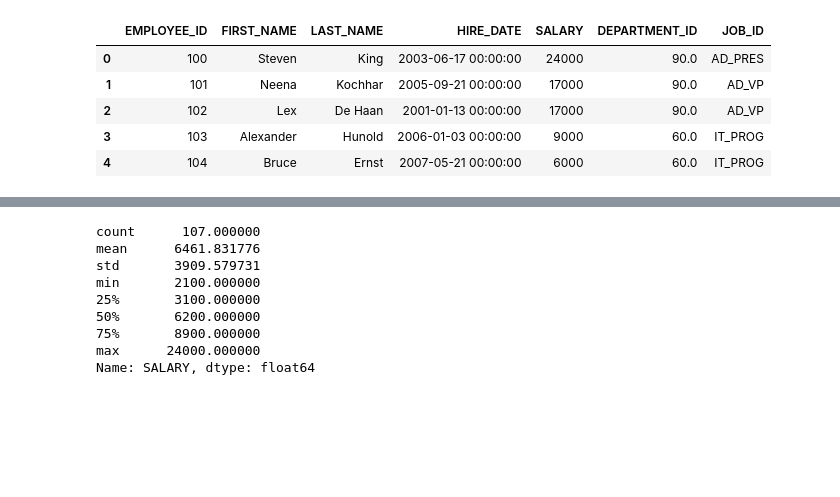
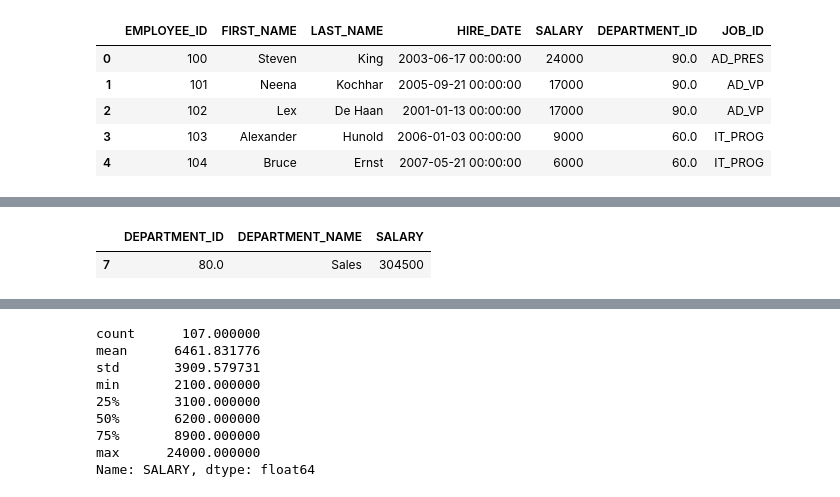
Before and after one commit to danhdlvn/tryBinder, a Jupyter notebook: khtn/p2test/p2test.ipynb, the cells around one changed output, grey strips where cells are left out. Cells and saved outputs as stored; diff of their text form; code cells hidden in the pictures; blank space fills up the shorter version.

```diff
--- a/khtn/p2test/p2test.ipynb
+++ b/khtn/p2test/p2test.ipynb
@@ -104,3 +104,5 @@ emp[(emp['DEPARTMENT_NAME']=='Sales') & (emp['SALARY']>=5000) & (emp['SALARY']<=
 | 67 | 167 | Amit | Banda | 2008-04-21 00:00:00 | 6200 | 80.0 | SA_REP | Sales | ... |
 # %%
 # 8 Cho biết phòng nào có tổng lương lớn nhất
+
+emp_ = emp.groupby(['DEPARTMENT_ID','DEPARTMENT_NAME'])['SALARY'].sum().reset_index()
@@ -116,3 +109,8 @@ emp.head()
+# %%
+emp_[emp_['SALARY'] == emp_['SALARY'].max()]
+# %% [output]
+|  | DEPARTMENT_ID | DEPARTMENT_NAME | SALARY |
+| 7 | 80.0 | Sales | 304500 |
 # %%
 # 9 Cho biết nhân viên không thuộc phòng ban nào cả
 
```
Also changed, not shown: parts of 4 cells of this notebook.
